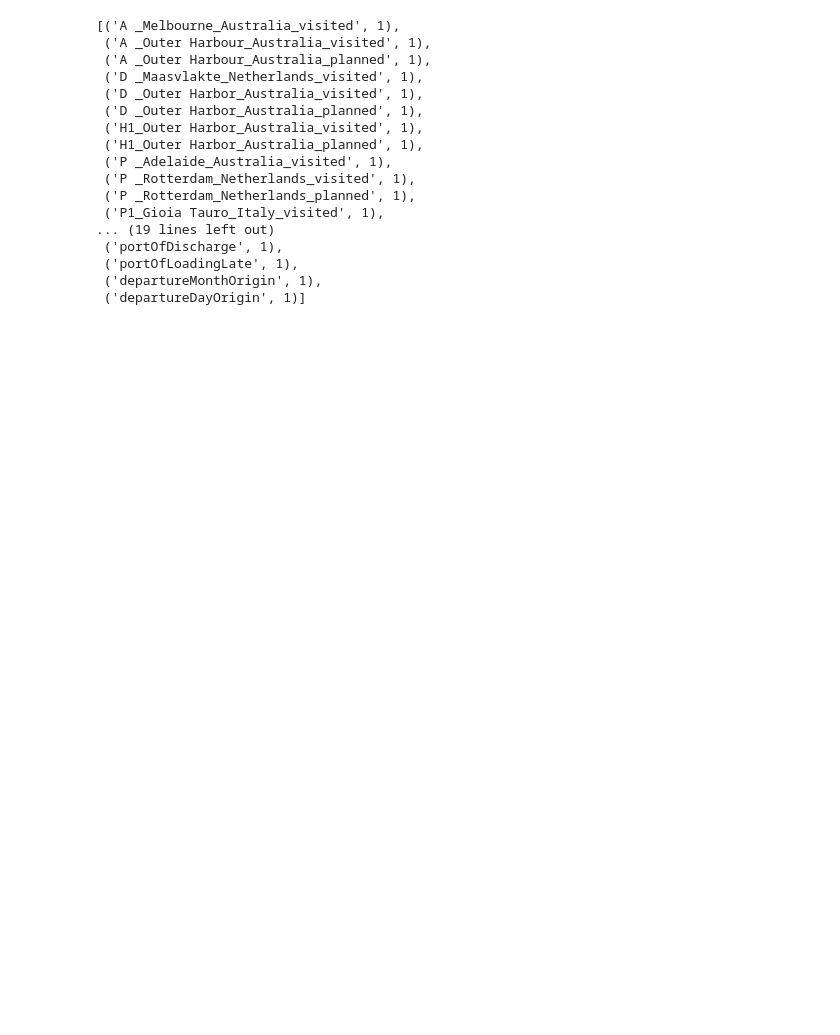
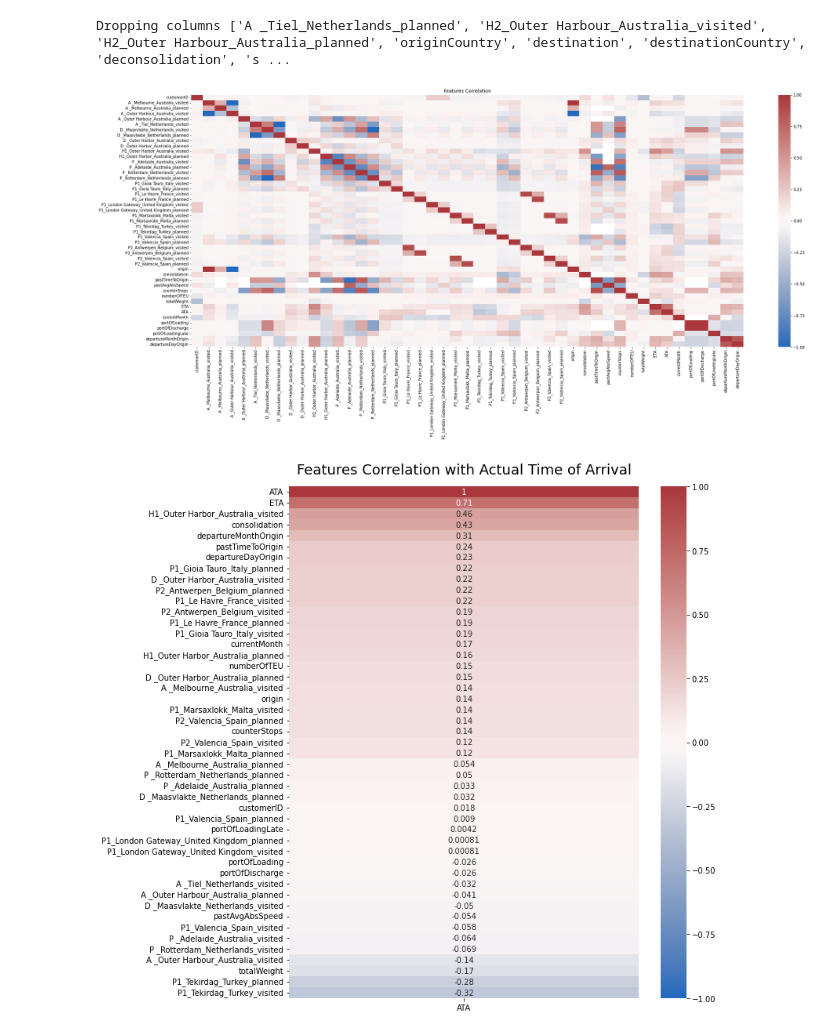
Before and after one commit to thijnalbers/ThesisCode, a Jupyter notebook: Notebook.ipynb, the cells around one changed output. Drawn from its saved outputs; the diff is of its cells as text; code cells hidden in the pictures; blank space fills up the shorter version.

Commit message:
Remove singular value columns and output figures

```diff
--- a/Notebook.ipynb
+++ b/Notebook.ipynb
@@ -107,6 +107,7 @@ df = df.drop(columns=["departureOrigin", "estimatedDepDate", "created", "readyDa
 df.replace([np.inf, -np.inf], 0, inplace=True)
 df["departureMonthOrigin"].fillna(0, inplace=True)
 df["departureDayOrigin"].fillna(0, inplace=True)
+df["numberOfTEU"].fillna(0, inplace=True)
 
 df = df.astype({
     "origin" : 'category',
@@ -135,6 +136,37 @@ df["portOfLoading"] = df["portOfLoading"].factorize()[0]
 df["portOfLoadingLate"] = df["portOfLoadingLate"].factorize()[0]
 df["portOfDischarge"] = df["portOfDischarge"].factorize()[0]
 df["serviceType"] = df["serviceType"].factorize()[0]
+# %%
+# drop all the columns in the dataset that have only a single value
+def unique_cols(df):
+    a = df.to_numpy()
+    return (a[0] == a).all(0)
+
+cols_single_value = unique_cols(df)
+cols_to_drop = [column for (i, column) in enumerate(df.columns) if cols_single_value[i]]
+print(f'Dropping columns {cols_to_drop} because they contain only a single value')
+df = df.drop(columns=cols_to_drop)
+# %% [output]
+Dropping columns ['A _Tiel_Netherlands_planned', 'H2_Outer Harbour_Australia_visited', 'H2_Outer Harbour_Australia_planned', 'originCountry', 'destination', 'destinationCountry', 'deconsolidation', 's ...
+# %%
+import seaborn as sns
+import matplotlib.pyplot as plt
+
+plt.figure(figsize=(32, 12))
+heatmap = sns.heatmap(df.corr(), vmin=-1, vmax=1, cmap='vlag')
+heatmap.set_title('Features Correlation')
+
+plt.savefig('output/correlation.png')
+
+plt.figure(figsize=(10, 12))
+mask = np.triu(np.ones_like(df.corr(), dtype=bool))
+heatmap = sns.heatmap(df.corr()[['ATA']].sort_values(by='ATA', ascending=False), vmin=-1, vmax=1, annot=True, cmap='vlag')
+heatmap.set_title('Features Correlation with Actual Time of Arrival', fontdict={'fontsize':18}, pad=16)
+
+plt.savefig('output/correlation_ata.png')
+# %% [output]
+[figure, added]
+[figure, added]
 # %%
 from sklearn import svm
 from sklearn.feature_selection import RFE
@@ -174,23 +206,10 @@ regr = svm.SVR(kernel='linear')
 selector = RFECV(regr, step=5)
 selector = selector.fit(X_train, y_train)
 supported_features = [(feature, rank) for feature, support, rank in zip(X.columns, selector.support_, selector.ranking_) if support]
-supported_features
+all_features = [(feature, support, rank) for feature, support, rank in zip(X.columns, selector.support_, selector.ranking_)]
+all_features
+
+with open('output/feature_ranking.txt', 'w+') as f:
+    for feature, support, rank in all_features:
+        f.write(f"{feature}, {support}, {rank}\n")
-# %% [output]
-[('A _Melbourne_Australia_visited', 1),
- ('A _Outer Harbour_Australia_visited', 1),
- ('A _Outer Harbour_Australia_planned', 1),
- ('D _Maasvlakte_Netherlands_visited', 1),
- ('D _Outer Harbor_Australia_visited', 1),
- ('D _Outer Harbor_Australia_planned', 1),
- ('H1_Outer Harbor_Australia_visited', 1),
- ('H1_Outer Harbor_Australia_planned', 1),
- ('P _Adelaide_Australia_visited', 1),
- ('P _Rotterdam_Netherlands_visited', 1),
- ('P _Rotterdam_Netherlands_planned', 1),
- ('P1_Gioia Tauro_Italy_visited', 1),
-... (19 lines left out)
- ('portOfDischarge', 1),
- ('portOfLoadingLate', 1),
- ('departureMonthOrigin', 1),
- ('departureDayOrigin', 1)]
 # %%
```
Also changed, not shown: parts of 3 cells of this notebook, 1 other file.
